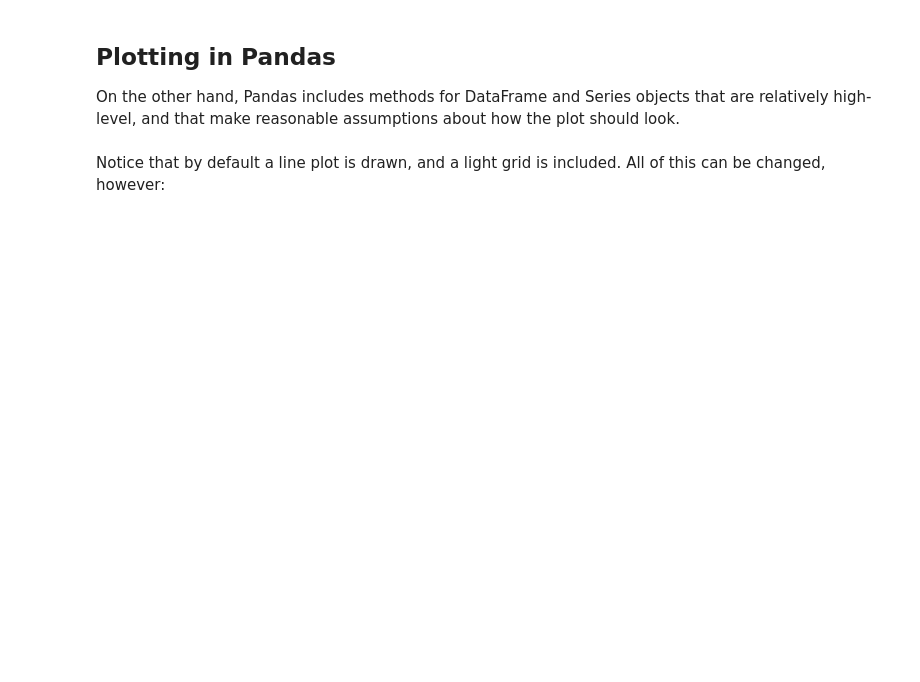
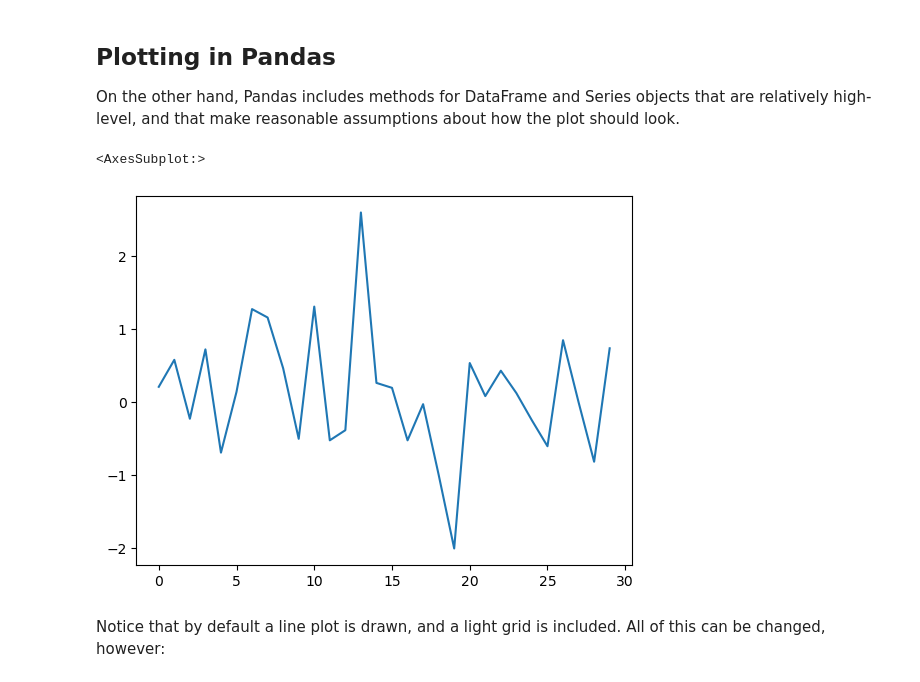
Before and after one commit to asterisk-ragavan/python-projects, a Jupyter notebook: palan_project/notebook/Matplotlib.ipynb, the cells around one changed output. Saved outputs shown, nothing was run; the diff lists cells and outputs as text; code cells hidden in the pictures; blank space fills up the shorter version.

```diff
--- a/palan_project/notebook/Matplotlib.ipynb
+++ b/palan_project/notebook/Matplotlib.ipynb
@@ -46,5 +60,11 @@ After running this command (it needs to be done only once per kernel/session), a
 ## Plotting in Pandas
 
 On the other hand, Pandas includes methods for DataFrame and Series objects that are relatively high-level, and that make reasonable assumptions about how the plot should look.
+# %%
+normals = pd.Series(np.random.normal(size=30))
+normals.plot()
+# %% [output]
+<AxesSubplot:>
+[figure, added]
 # %% [markdown]
 Notice that by default a line plot is drawn, and a light grid is included. All of this can be changed, however:
```
Also changed, not shown: parts of 28 cells of this notebook, 3 other files.
